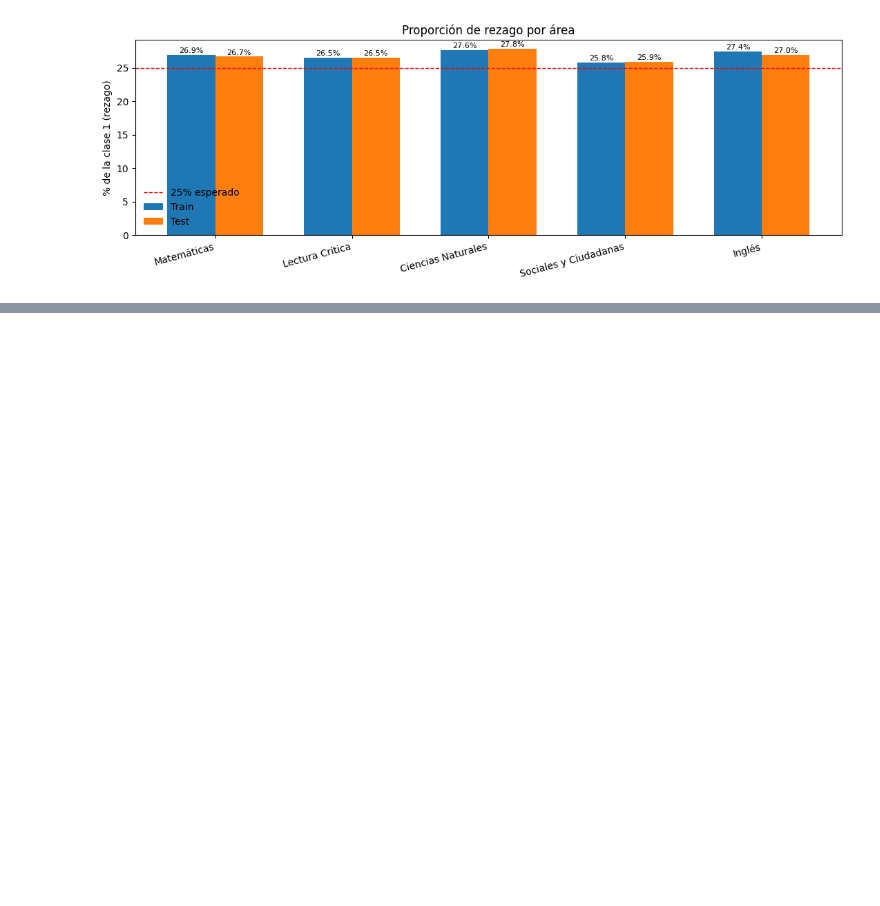
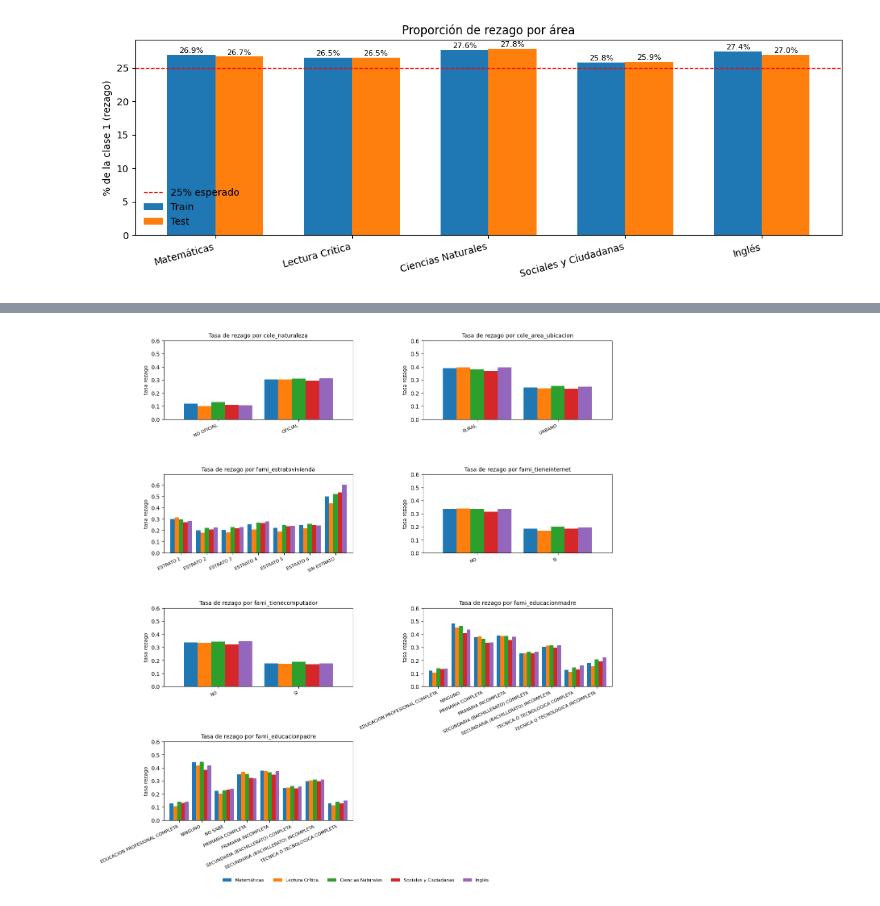
Before and after one commit to lrestrepoe/proyecto2-analitica, a Jupyter notebook: Modelo_Dani.ipynb, the cells around one changed output, grey strips where cells are left out. Saved outputs shown, nothing was run; the diff lists cells and outputs as text; code cells hidden in the pictures; blank space fills up the shorter version.

Commit message:
Agregar analisis exploratorio del rezago por perfil

```diff
--- a/Modelo_Dani.ipynb
+++ b/Modelo_Dani.ipynb
@@ -437,0 +442,57 @@ plt.show()
+# %%
+def rezago_promedio_por_categoria(df_eda, variable, targets_list, nombres_areas, max_cats=10):
+    """Devuelve un DataFrame con la tasa promedio de rezago por nivel de la variable."""
+    if variable not in df_eda.columns:
+        return None
+    grp = df_eda.groupby(variable)[targets_list].mean()
+    # Recorta a las top categorias por tamano si hay demasiadas
+    if grp.shape[0] > max_cats:
+        top_cats = df_eda[variable].value_counts().nlargest(max_cats).index
+        grp = grp.loc[grp.index.intersection(top_cats)]
+    grp.columns = nombres_areas
+    return grp.sort_index()
+
+
+def plot_rezago_categorias(df_eda, variable, targets_list, nombres_areas, ax, max_cats=10):
+    tabla = rezago_promedio_por_categoria(df_eda, variable, targets_list, nombres_areas, max_cats)
+    if tabla is None or tabla.empty:
+        ax.set_visible(False)
+        return
+    tabla.plot(kind="bar", ax=ax, width=0.85, legend=False)
+    ax.set_title(f"Tasa de rezago por {variable}", fontsize=10)
+    ax.set_xlabel("")
+    ax.set_ylabel("tasa rezago", fontsize=9)
+    ax.set_ylim(0, max(0.6, tabla.values.max() * 1.15))
+    for label in ax.get_xticklabels():
+        label.set_rotation(25); label.set_ha("right"); label.set_fontsize(8)
+
+
+variables_eda = [
+    "cole_naturaleza", "cole_area_ubicacion", "fami_estratovivienda",
+    "fami_tieneinternet", "fami_tienecomputador",
+    "fami_educacionmadre", "fami_educacionpadre",
+]
+variables_eda = [v for v in variables_eda if v in df_eda.columns]
+
+n = len(variables_eda)
+ncols = 2
+nrows = (n + ncols - 1) // ncols
+
+fig, axes = plt.subplots(nrows, ncols, figsize=(13, 3.4 * nrows))
+axes_flat = np.array(axes).flatten()
+
+for ax, var in zip(axes_flat, variables_eda):
+    plot_rezago_categorias(df_eda, var, targets_list, nombres_areas, ax, max_cats=8)
+
+# Apagar ejes sobrantes
+for ax in axes_flat[len(variables_eda):]:
+    ax.set_visible(False)
+
+# Leyenda comun fuera del area de las graficas
+handles, labels = axes_flat[0].get_legend_handles_labels()
+fig.legend(handles, labels, loc="lower center", ncol=5, frameon=False, fontsize=8,
+           bbox_to_anchor=(0.5, -0.02))
+plt.tight_layout()
+plt.show()
+# %% [output]
+[figure, added]
```
Also changed, not shown: parts of 1 cell of this notebook.
